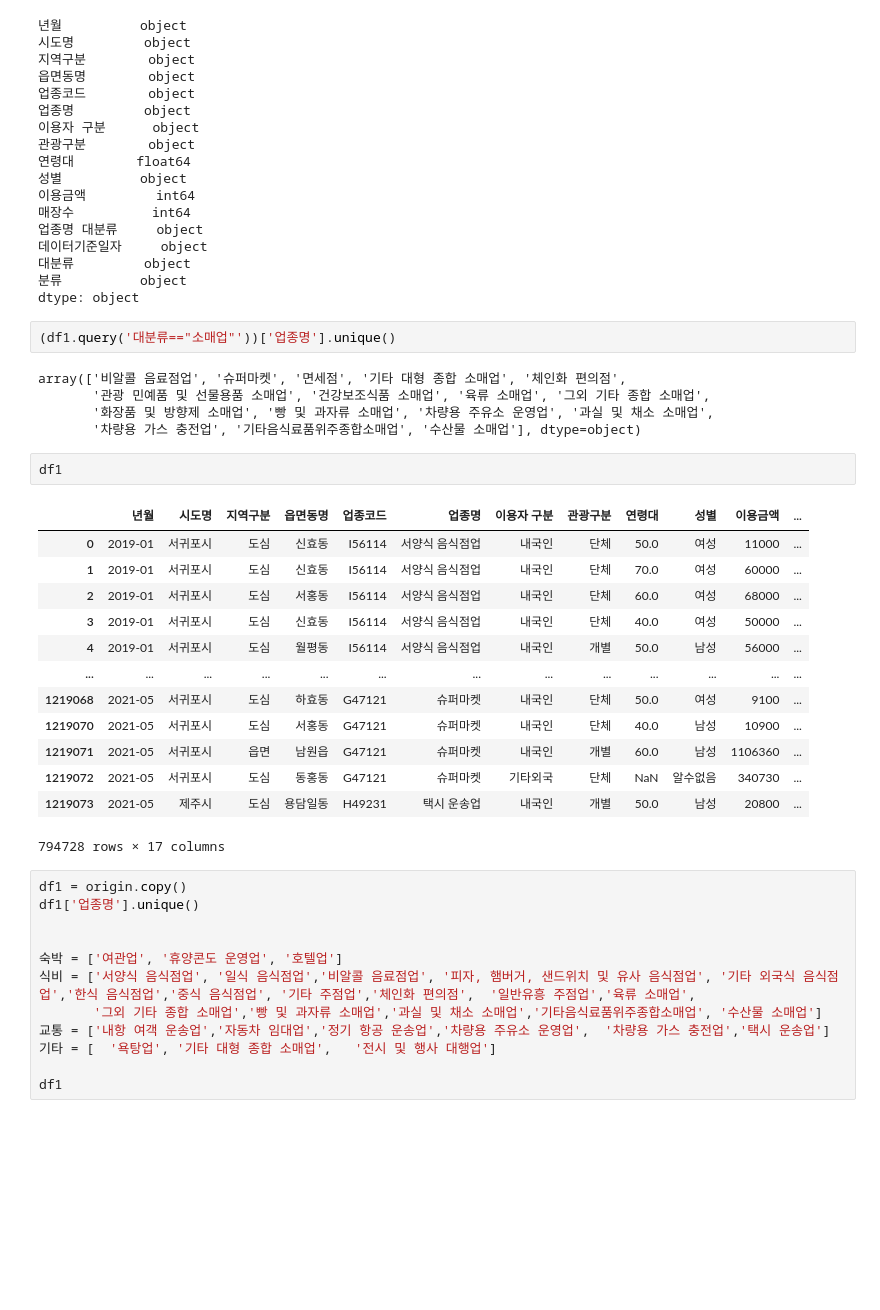
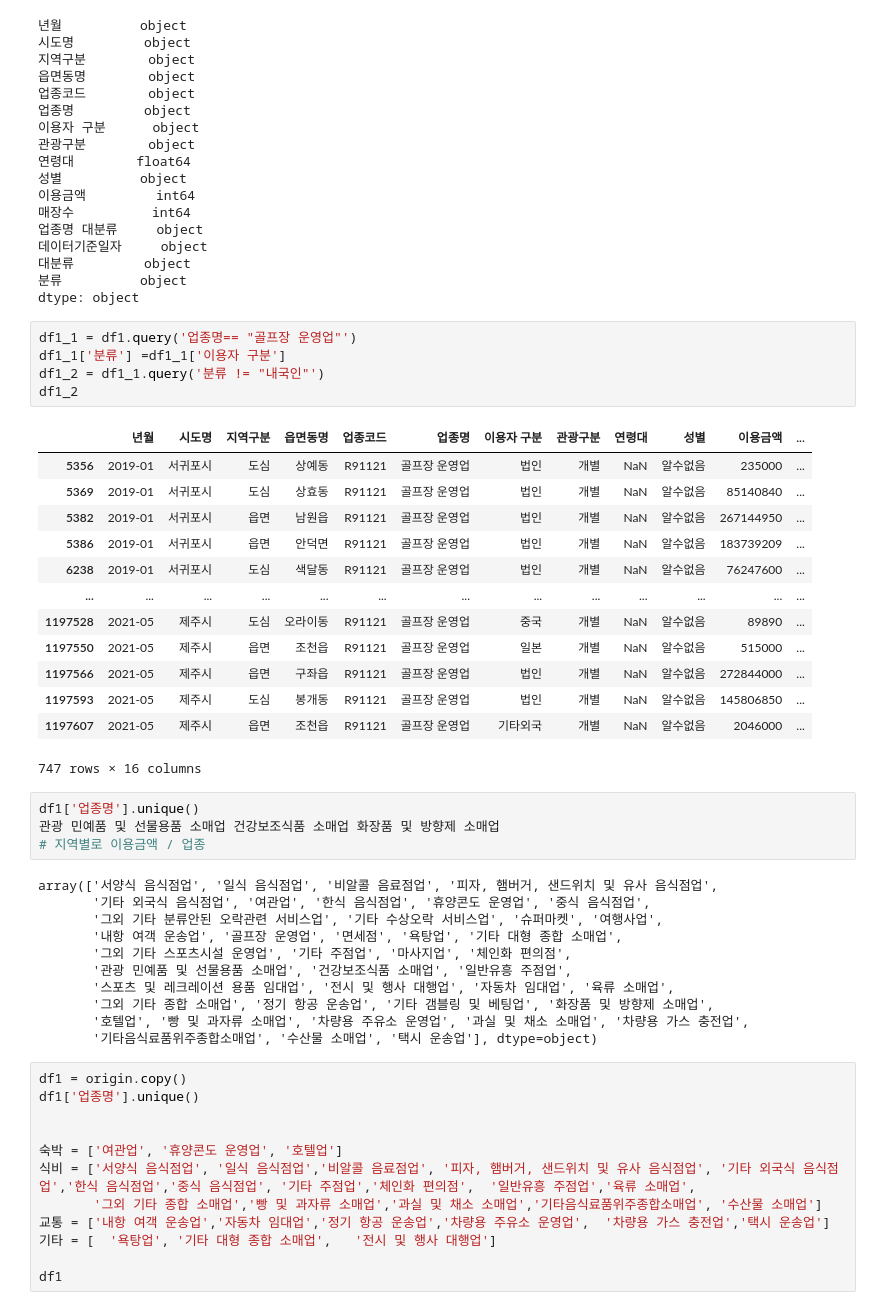
Before and after one commit to hyk2202/semi_project_2, a Jupyter notebook: Vscode/한열/read_csv.ipynb, the cells around one changed output. Saved outputs shown, nothing was run; the diff lists cells and outputs as text; blank space fills up the shorter version.

```diff
--- a/Vscode/한열/read_csv.ipynb
+++ b/Vscode/한열/read_csv.ipynb
@@ -96,29 +163,40 @@ df1.dtypes
 대분류         object
 분류          object
 dtype: object
-# %%
-(df1.query('대분류=="소매업"'))['업종명'].unique()
-# %% [output]
-array(['비알콜 음료점업', '슈퍼마켓', '면세점', '기타 대형 종합 소매업', '체인화 편의점',
-       '관광 민예품 및 선물용품 소매업', '건강보조식품 소매업', '육류 소매업', '그외 기타 종합 소매업',
-       '화장품 및 방향제 소매업', '빵 및 과자류 소매업', '차량용 주유소 운영업', '과실 및 채소 소매업',
-       '차량용 가스 충전업', '기타음식료품위주종합소매업', '수산물 소매업'], dtype=object)
-# %%
-df1
-# %% [output]
-|  | 년월 | 시도명 | 지역구분 | 읍면동명 | 업종코드 | 업종명 | 이용자 구분 | 관광구분 | 연령대 | 성별 | 이용금액 | ... |
-| 0 | 2019-01 | 서귀포시 | 도심 | 신효동 | I56114 | 서양식 음식점업 | 내국인 | 단체 | 50.0 | 여성 | 11000 | ... |
-| 1 | 2019-01 | 서귀포시 | 도심 | 신효동 | I56114 | 서양식 음식점업 | 내국인 | 단체 | 70.0 | 여성 | 60000 | ... |
-| 2 | 2019-01 | 서귀포시 | 도심 | 서홍동 | I56114 | 서양식 음식점업 | 내국인 | 단체 | 60.0 | 여성 | 68000 | ... |
-| 3 | 2019-01 | 서귀포시 | 도심 | 신효동 | I56114 | 서양식 음식점업 | 내국인 | 단체 | 40.0 | 여성 | 50000 | ... |
-| 4 | 2019-01 | 서귀포시 | 도심 | 월평동 | I56114 | 서양식 음식점업 | 내국인 | 개별 | 50.0 | 남성 | 56000 | ... |
-| ... | ... | ... | ... | ... | ... | ... | ... | ... | ... | ... | ... | ... |
-| 1219068 | 2021-05 | 서귀포시 | 도심 | 하효동 | G47121 | 슈퍼마켓 | 내국인 | 단체 | 50.0 | 여성 | 9100 | ... |
-| 1219070 | 2021-05 | 서귀포시 | 도심 | 서홍동 | G47121 | 슈퍼마켓 | 내국인 | 단체 | 40.0 | 남성 | 10900 | ... |
-| 1219071 | 2021-05 | 서귀포시 | 읍면 | 남원읍 | G47121 | 슈퍼마켓 | 내국인 | 개별 | 60.0 | 남성 | 1106360 | ... |
-| 1219072 | 2021-05 | 서귀포시 | 도심 | 동홍동 | G47121 | 슈퍼마켓 | 기타외국 | 단체 | NaN | 알수없음 | 340730 | ... |
-| 1219073 | 2021-05 | 제주시 | 도심 | 용담일동 | H49231 | 택시 운송업 | 내국인 | 개별 | 50.0 | 남성 | 20800 | ... |
-794728 rows × 17 columns
+# %%
+df1_1 = df1.query('업종명== "골프장 운영업"')
+df1_1['분류'] =df1_1['이용자 구분']
+df1_2 = df1_1.query('분류 != "내국인"')
+df1_2
+# %% [output]
+|  | 년월 | 시도명 | 지역구분 | 읍면동명 | 업종코드 | 업종명 | 이용자 구분 | 관광구분 | 연령대 | 성별 | 이용금액 | ... |
+| 5356 | 2019-01 | 서귀포시 | 도심 | 상예동 | R91121 | 골프장 운영업 | 법인 | 개별 | NaN | 알수없음 | 235000 | ... |
+| 5369 | 2019-01 | 서귀포시 | 도심 | 상효동 | R91121 | 골프장 운영업 | 법인 | 개별 | NaN | 알수없음 | 85140840 | ... |
+| 5382 | 2019-01 | 서귀포시 | 읍면 | 남원읍 | R91121 | 골프장 운영업 | 법인 | 개별 | NaN | 알수없음 | 267144950 | ... |
+| 5386 | 2019-01 | 서귀포시 | 읍면 | 안덕면 | R91121 | 골프장 운영업 | 법인 | 개별 | NaN | 알수없음 | 183739209 | ... |
+| 6238 | 2019-01 | 서귀포시 | 도심 | 색달동 | R91121 | 골프장 운영업 | 법인 | 개별 | NaN | 알수없음 | 76247600 | ... |
+| ... | ... | ... | ... | ... | ... | ... | ... | ... | ... | ... | ... | ... |
+| 1197528 | 2021-05 | 제주시 | 도심 | 오라이동 | R91121 | 골프장 운영업 | 중국 | 개별 | NaN | 알수없음 | 89890 | ... |
+| 1197550 | 2021-05 | 제주시 | 읍면 | 조천읍 | R91121 | 골프장 운영업 | 일본 | 개별 | NaN | 알수없음 | 515000 | ... |
+| 1197566 | 2021-05 | 제주시 | 읍면 | 구좌읍 | R91121 | 골프장 운영업 | 법인 | 개별 | NaN | 알수없음 | 272844000 | ... |
+| 1197593 | 2021-05 | 제주시 | 도심 | 봉개동 | R91121 | 골프장 운영업 | 법인 | 개별 | NaN | 알수없음 | 145806850 | ... |
+| 1197607 | 2021-05 | 제주시 | 읍면 | 조천읍 | R91121 | 골프장 운영업 | 기타외국 | 개별 | NaN | 알수없음 | 2046000 | ... |
+747 rows × 16 columns
+# %%
+df1['업종명'].unique()
+관광 민예품 및 선물용품 소매업 건강보조식품 소매업 화장품 및 방향제 소매업
+# 지역별로 이용금액 / 업종
+# %% [output]
+array(['서양식 음식점업', '일식 음식점업', '비알콜 음료점업', '피자, 햄버거, 샌드위치 및 유사 음식점업',
+       '기타 외국식 음식점업', '여관업', '한식 음식점업', '휴양콘도 운영업', '중식 음식점업',
+       '그외 기타 분류안된 오락관련 서비스업', '기타 수상오락 서비스업', '슈퍼마켓', '여행사업',
+       '내항 여객 운송업', '골프장 운영업', '면세점', '욕탕업', '기타 대형 종합 소매업',
+       '그외 기타 스포츠시설 운영업', '기타 주점업', '마사지업', '체인화 편의점',
+       '관광 민예품 및 선물용품 소매업', '건강보조식품 소매업', '일반유흥 주점업',
+       '스포츠 및 레크레이션 용품 임대업', '전시 및 행사 대행업', '자동차 임대업', '육류 소매업',
+       '그외 기타 종합 소매업', '정기 항공 운송업', '기타 갬블링 및 베팅업', '화장품 및 방향제 소매업',
+       '호텔업', '빵 및 과자류 소매업', '차량용 주유소 운영업', '과실 및 채소 소매업', '차량용 가스 충전업',
+       '기타음식료품위주종합소매업', '수산물 소매업', '택시 운송업'], dtype=object)
 # %%
 df1 = origin.copy()
 df1['업종명'].unique()
```
Also changed, not shown: parts of 6 cells of this notebook, 3 other files.
